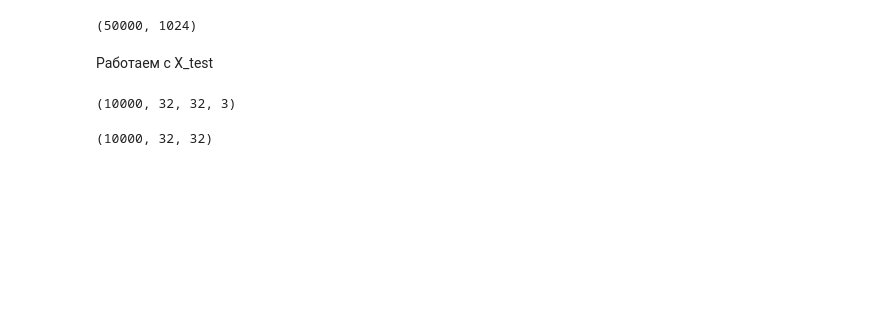
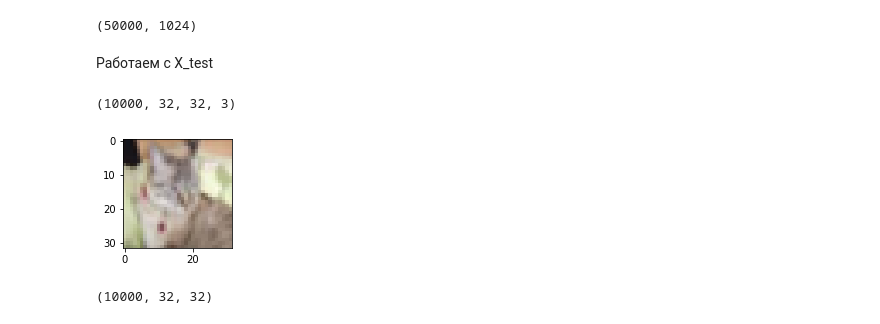
Before and after one commit to GeorgiyDemo/CoursepaperCifar10, a Jupyter notebook: MAIN.ipynb, the cells around one changed output. Saved outputs shown, nothing was run; the diff lists cells and outputs as text; code cells hidden in the pictures; blank space fills up the shorter version.

```diff
--- a/MAIN.ipynb
+++ b/MAIN.ipynb
@@ -67,6 +109,10 @@ X_train.shape
 X_testRGB.shape
 # %% [output]
 (10000, 32, 32, 3)
+# %%
+show_image(X_testRGB[8])
+# %% [output]
+[figure, added]
 # %%
 X_test = np.array([cv2.cvtColor(image, cv2.COLOR_BGR2GRAY) for image in X_testRGB])
 # %%
```
Also changed, not shown: parts of 24 cells of this notebook, 1 other file.
